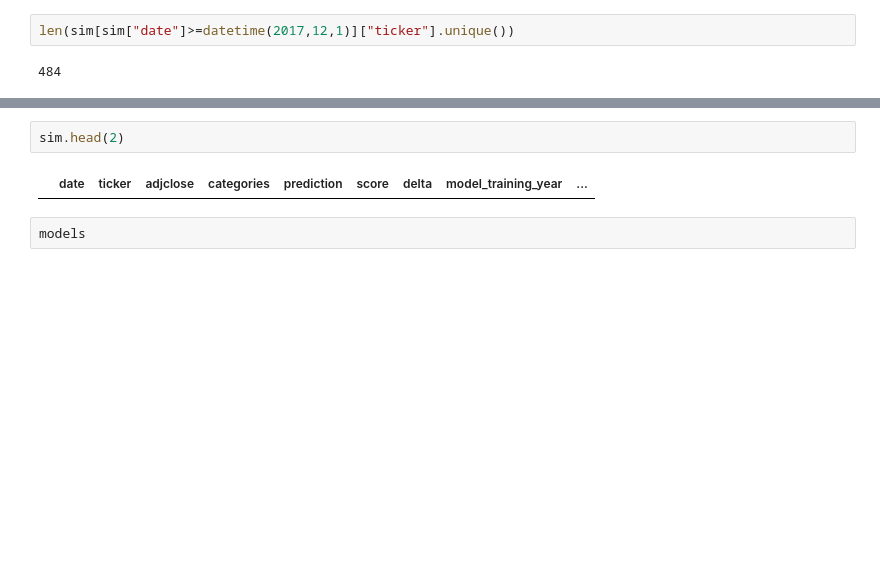
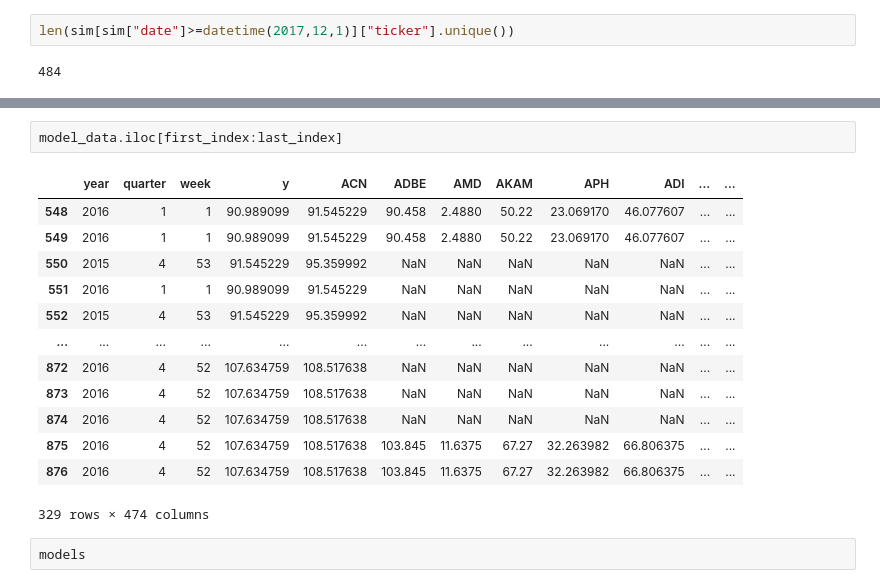
Before and after one commit to chung-ejy/longshot, a Jupyter notebook: competition_testing.ipynb, the cells around one changed output, grey strips where cells are left out. Saved outputs shown, nothing was run; the diff lists cells and outputs as text; blank space fills up the shorter version.

```diff
--- a/competition_testing.ipynb
+++ b/competition_testing.ipynb
@@ -132,7 +117,19 @@ BRK.B 'date'
 # %%
-sim.head(2)
+model_data.iloc[first_index:last_index]
 # %% [output]
-|  | date | ticker | adjclose | categories | prediction | score | delta | model_training_year | ... |
+|  | year | quarter | week | y | ACN | ADBE | AMD | AKAM | APH | ADI | ... | ... |
+| 548 | 2016 | 1 | 1 | 90.989099 | 91.545229 | 90.458 | 2.4880 | 50.22 | 23.069170 | 46.077607 | ... | ... |
+| 549 | 2016 | 1 | 1 | 90.989099 | 91.545229 | 90.458 | 2.4880 | 50.22 | 23.069170 | 46.077607 | ... | ... |
+| 550 | 2015 | 4 | 53 | 91.545229 | 95.359992 | NaN | NaN | NaN | NaN | NaN | ... | ... |
+| 551 | 2016 | 1 | 1 | 90.989099 | 91.545229 | NaN | NaN | NaN | NaN | NaN | ... | ... |
+| 552 | 2015 | 4 | 53 | 91.545229 | 95.359992 | NaN | NaN | NaN | NaN | NaN | ... | ... |
+| ... | ... | ... | ... | ... | ... | ... | ... | ... | ... | ... | ... | ... |
+| 872 | 2016 | 4 | 52 | 107.634759 | 108.517638 | NaN | NaN | NaN | NaN | NaN | ... | ... |
+| 873 | 2016 | 4 | 52 | 107.634759 | 108.517638 | NaN | NaN | NaN | NaN | NaN | ... | ... |
+| 874 | 2016 | 4 | 52 | 107.634759 | 108.517638 | NaN | NaN | NaN | NaN | NaN | ... | ... |
+| 875 | 2016 | 4 | 52 | 107.634759 | 108.517638 | 103.845 | 11.6375 | 67.27 | 32.263982 | 66.806375 | ... | ... |
+| 876 | 2016 | 4 | 52 | 107.634759 | 108.517638 | 103.845 | 11.6375 | 67.27 | 32.263982 | 66.806375 | ... | ... |
+329 rows × 474 columns
 # %%
 models
 # %% [output]
```
Also changed, not shown: parts of 2 cells of this notebook, 6 other files.
